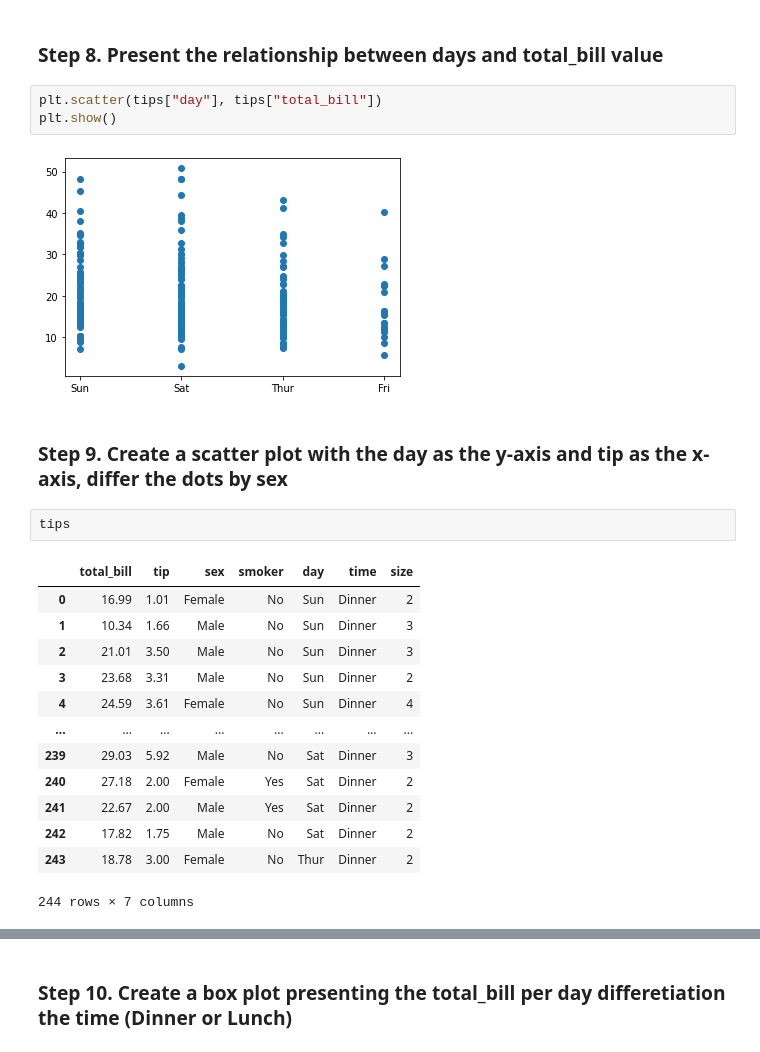
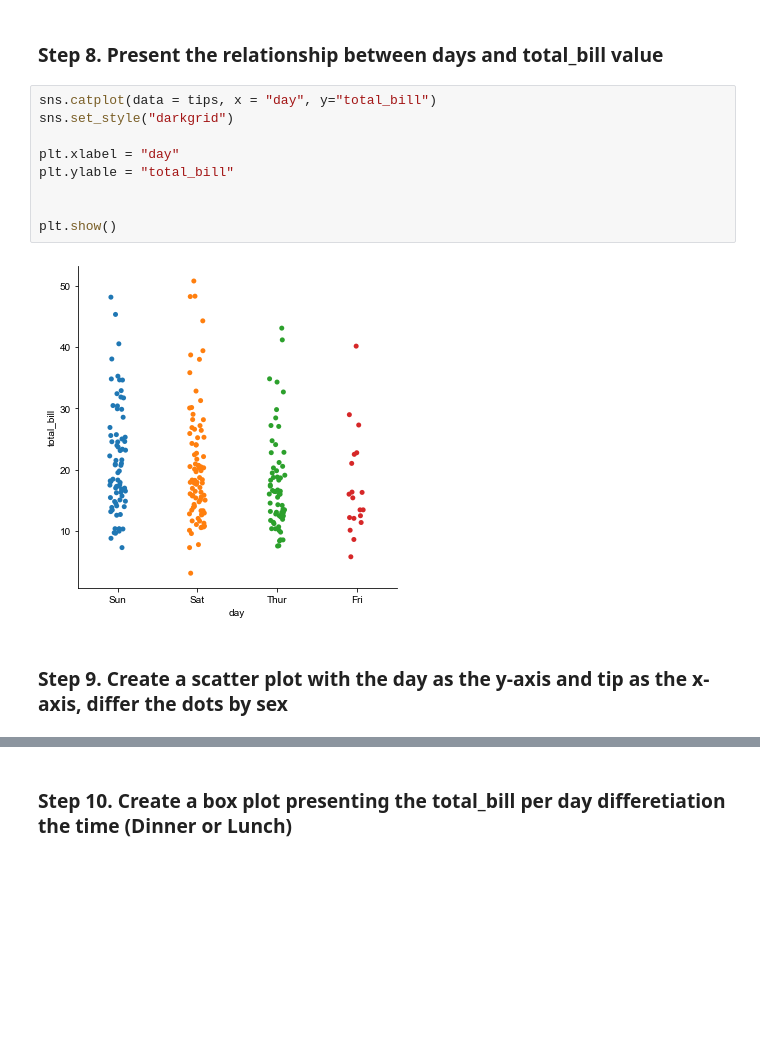
Before and after one commit to SoniaCobPac/the_bridge_bootcamp, a Jupyter notebook: week5_EDA_scraping_eda_summary/day4_correlation_matrix_outliers_rare/exercises/Tips_viz.ipynb, the cells around one changed output, grey strips where cells are left out. Drawn from its saved outputs; the diff is of its cells as text; blank space fills up the shorter version.

```diff
--- a/week5_EDA_scraping_eda_summary/day4_correlation_matrix_outliers_rare/exercises/Tips_viz.ipynb
+++ b/week5_EDA_scraping_eda_summary/day4_correlation_matrix_outliers_rare/exercises/Tips_viz.ipynb
@@ -80,26 +85,16 @@ sns.pairplot(data=tips)
 [figure]
 # %% [markdown]
 ### Step 8. Present the relationship between days and total_bill value
-# %%
-plt.scatter(tips["day"], tips["total_bill"])
-plt.show()
-# %% [output]
-[figure, removed]
+# %%
+sns.catplot(data = tips, x = "day", y="total_bill")
+sns.set_style("darkgrid")
+
+plt.xlabel = "day"
+plt.ylable = "total_bill"
+
+
+plt.show()
+# %% [output]
+[figure, added]
 # %% [markdown]
 ### Step 9. Create a scatter plot with the day as the y-axis and tip as the x-axis, differ the dots by sex
-# %%
-tips
-# %% [output]
-|  | total_bill | tip | sex | smoker | day | time | size |
-| 0 | 16.99 | 1.01 | Female | No | Sun | Dinner | 2 |
-| 1 | 10.34 | 1.66 | Male | No | Sun | Dinner | 3 |
-| 2 | 21.01 | 3.50 | Male | No | Sun | Dinner | 3 |
-| 3 | 23.68 | 3.31 | Male | No | Sun | Dinner | 2 |
-| 4 | 24.59 | 3.61 | Female | No | Sun | Dinner | 4 |
-| ... | ... | ... | ... | ... | ... | ... | ... |
-| 239 | 29.03 | 5.92 | Male | No | Sat | Dinner | 3 |
-| 240 | 27.18 | 2.00 | Female | Yes | Sat | Dinner | 2 |
-| 241 | 22.67 | 2.00 | Male | Yes | Sat | Dinner | 2 |
-| 242 | 17.82 | 1.75 | Male | No | Sat | Dinner | 2 |
-| 243 | 18.78 | 3.00 | Female | No | Thur | Dinner | 2 |
-244 rows × 7 columns
```
Also changed, not shown: parts of 13 cells of this notebook, 7 other files.
